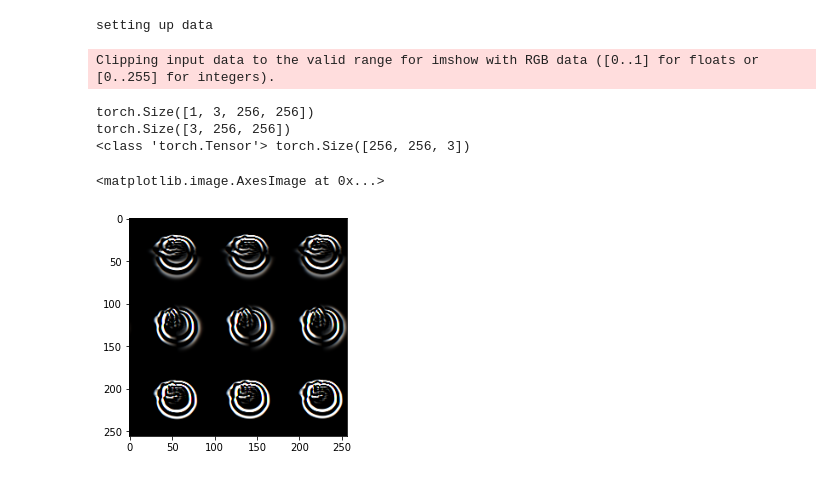
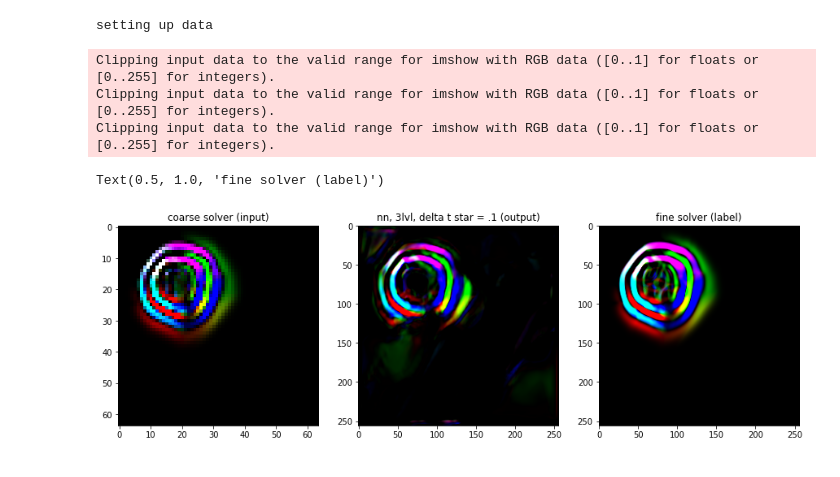
Before and after one commit to utkaiser/masterthesis_code, a Jupyter notebook: analysis/wave_field_reproduction.ipynb, the cells around one changed output. Drawn from its saved outputs; the diff is of its cells as text; code cells hidden in the pictures.

```diff
--- a/analysis/wave_field_reproduction.ipynb
+++ b/analysis/wave_field_reproduction.ipynb
@@ -3,31 +3,41 @@ from models.model_utils import load_model
 from models.unet import UNet
 from data.data_utils import fetch_data
 import matplotlib.pyplot as plt
+import numpy as np
 
 model = UNet().double()
 load_model("../results/run_1/saved_model_unet9.pt", model)
 data_paths = ['../data/training_data_12.npz']
-train_loaders = fetch_data(data_paths, 1)
+train_loaders = fetch_data(data_paths, batchsize=1, shuffle=False)
 # %% [output]
 setting up data
 # %%
 for train_loader in train_loaders:
     for i, data in enumerate(train_loader):
-        if i == 10000:
-            _, labels = data[0], data[1]
-        if i == 10001:
+        if i == 103:
+            inputs, labels = data[0], data[1]
+            outputs = model(inputs)
             break
-# %%
-print(labels.shape)
-print(labels[0].shape)
-tensor_image = labels[0]
-tensor_image =  tensor_image.view(tensor_image.shape[1], tensor_image.shape[2], tensor_image.shape[0])
-print(type(tensor_image), tensor_image.shape)
-plt.imshow(tensor_image)
-# %% [output]
-Clipping input data to the valid range for imshow with RGB data ([0..1] for floats or [0..255] for integers).
-torch.Size([1, 3, 256, 256])
-torch.Size([3, 256, 256])
-<class 'torch.Tensor'> torch.Size([256, 256, 3])
-<matplotlib.image.AxesImage at 0x...>
-[figure, removed]
+# %%
+img_label = labels[0]
+img_label = img_label.permute(1, 2, 0)
+img_label = img_label
+img_input = inputs[0][:3,:,:]
+img_input = img_input.permute(1, 2, 0)
+img_output = outputs[0]
+img_output = img_output.permute(1, 2, 0)
+f, ax = plt.subplots(1,3)
+f.set_figheight(15)
+f.set_figwidth(15)
+ax[0].imshow(img_input.detach().numpy())
+ax[0].set_title('coarse solver (input)')
+ax[1].imshow(img_output.detach().numpy())
+ax[1].set_title('nn relu, 3lvl, delta t star = .1 (output)')
+ax[2].imshow(img_label.detach().numpy())
+ax[2].set_title('fine solver (label)')
+# %% [output]
+Clipping input data to the valid range for imshow with RGB data ([0..1] for floats or [0..255] for integers).
+Clipping input data to the valid range for imshow with RGB data ([0..1] for floats or [0..255] for integers).
+Clipping input data to the valid range for imshow with RGB data ([0..1] for floats or [0..255] for integers).
+Text(0.5, 1.0, 'fine solver (label)')
+[figure, added]
```
Also changed, not shown: 3 other files.
